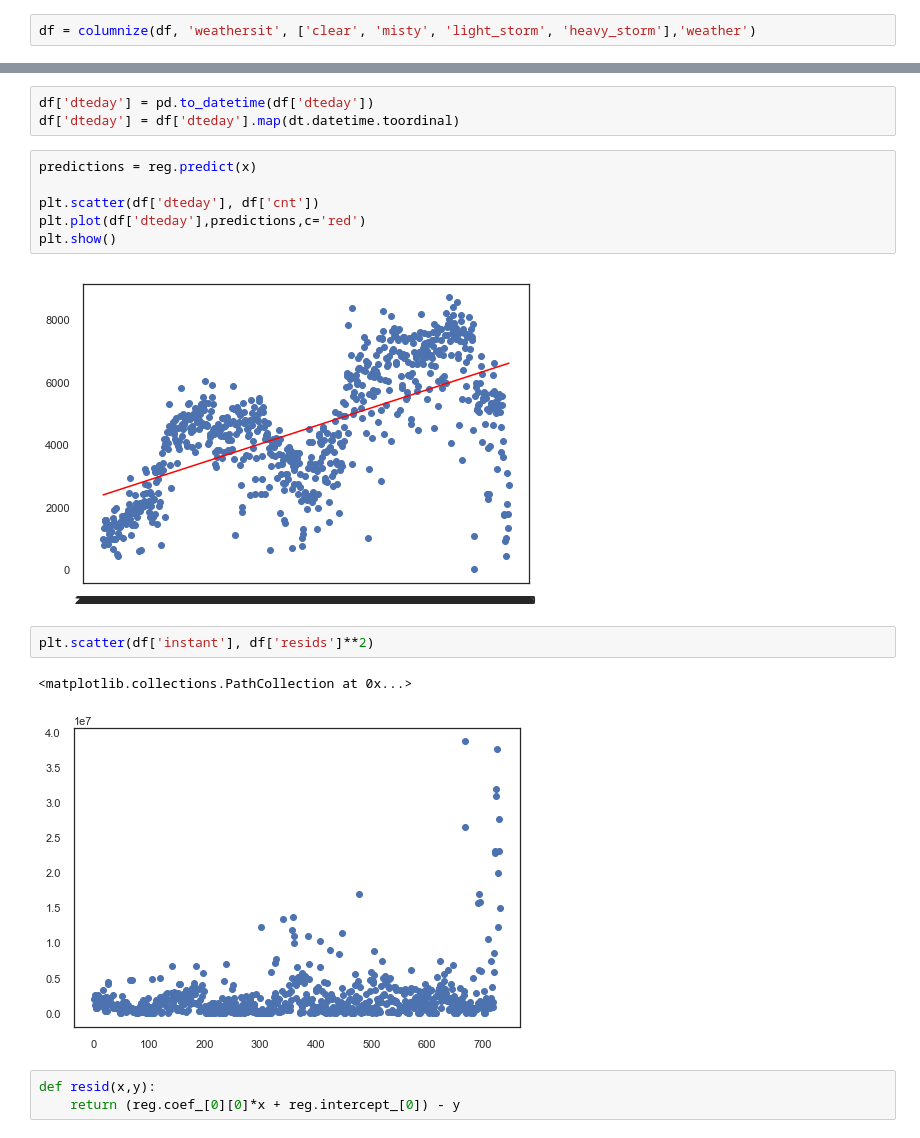
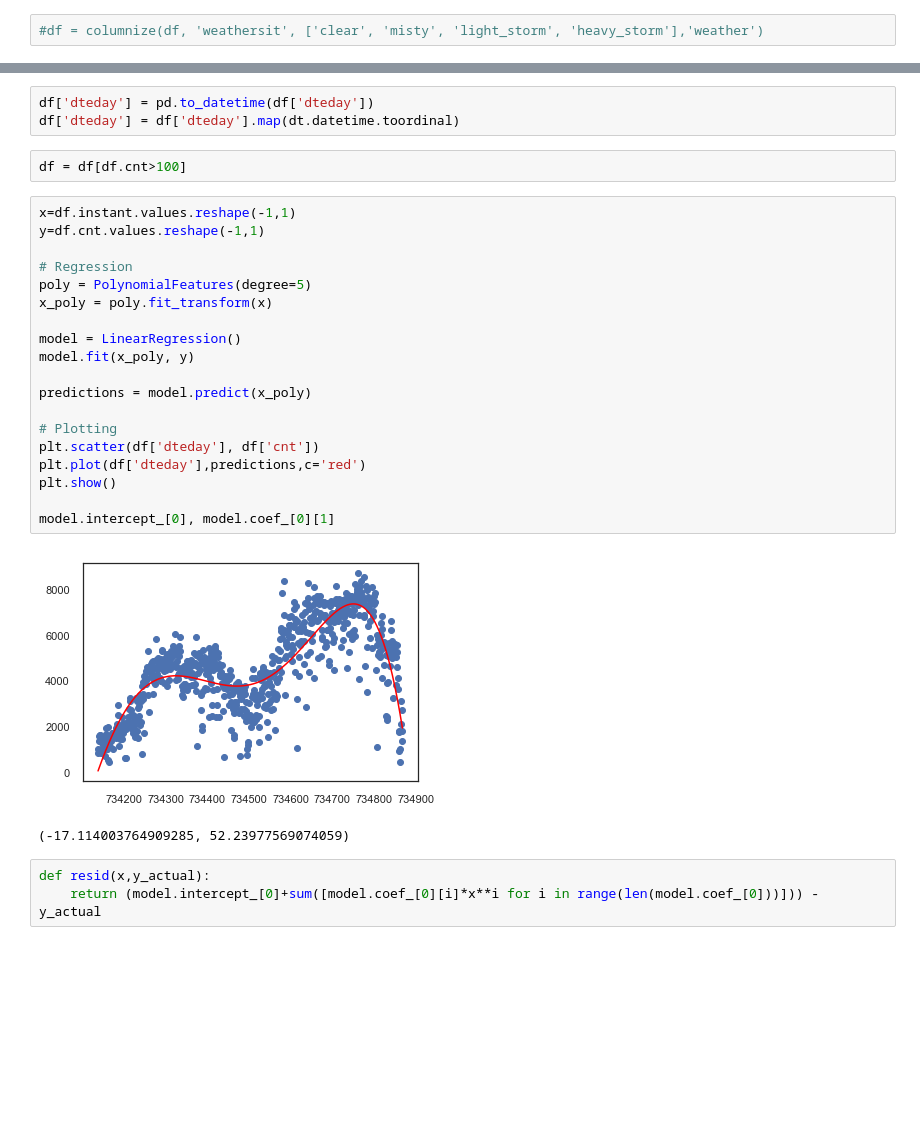
Before and after one commit to pauly51994/Bike_predictor, a Jupyter notebook: Bike-Sharing-Dataset/BETTER.ipynb, the cells around one changed output, grey strips where cells are left out. Drawn from its saved outputs; the diff is of its cells as text; blank space fills up the shorter version.

Commit message:
rough models

```diff
--- a/Bike-Sharing-Dataset/BETTER.ipynb
+++ b/Bike-Sharing-Dataset/BETTER.ipynb
@@ -31,4 +25,4 @@ def columnize(df, column, new_vals, new_col):
     df = pd.concat([df, pd.get_dummies(df[new_col])], 1)
     return df
 # %%
-df = columnize(df, 'weathersit', ['clear', 'misty', 'light_storm', 'heavy_storm'],'weather')
+#df = columnize(df, 'weathersit', ['clear', 'misty', 'light_storm', 'heavy_storm'],'weather')
@@ -45,21 +29,32 @@ reg.intercept_[0], reg.coef_[0][0]
 # %%
 df['dteday'] = pd.to_datetime(df['dteday'])
 df['dteday'] = df['dteday'].map(dt.datetime.toordinal)
-# %%
-predictions = reg.predict(x)
-
-plt.scatter(df['dteday'], df['cnt'])
-plt.plot(df['dteday'],predictions,c='red')
-plt.show()
-# %% [output]
-[figure, removed]
-# %%
-plt.scatter(df['instant'], df['resids']**2)
-# %% [output]
-<matplotlib.collections.PathCollection at 0x...>
-[figure, removed]
-# %%
-def resid(x,y):
-    return (reg.coef_[0][0]*x + reg.intercept_[0]) - y
+# %%
+df = df[df.cnt>100]
+# %%
+x=df.instant.values.reshape(-1,1)
+y=df.cnt.values.reshape(-1,1)
+
+# Regression
+poly = PolynomialFeatures(degree=5)
+x_poly = poly.fit_transform(x)
+
+model = LinearRegression()
+model.fit(x_poly, y)
+
+predictions = model.predict(x_poly)
+
+# Plotting
+plt.scatter(df['dteday'], df['cnt'])
+plt.plot(df['dteday'],predictions,c='red')
+plt.show()
+
+model.intercept_[0], model.coef_[0][1]
+# %% [output]
+[figure, added]
+(-17.114003764909285, 52.23977569074059)
+# %%
+def resid(x,y_actual):
+    return (model.intercept_[0]+sum([model.coef_[0][i]*x**i for i in range(len(model.coef_[0]))])) -  y_actual
 # %%
 df['resids'] = resid(df['instant'], df['cnt'])
```
Also changed, not shown: parts of 7 cells of this notebook.
